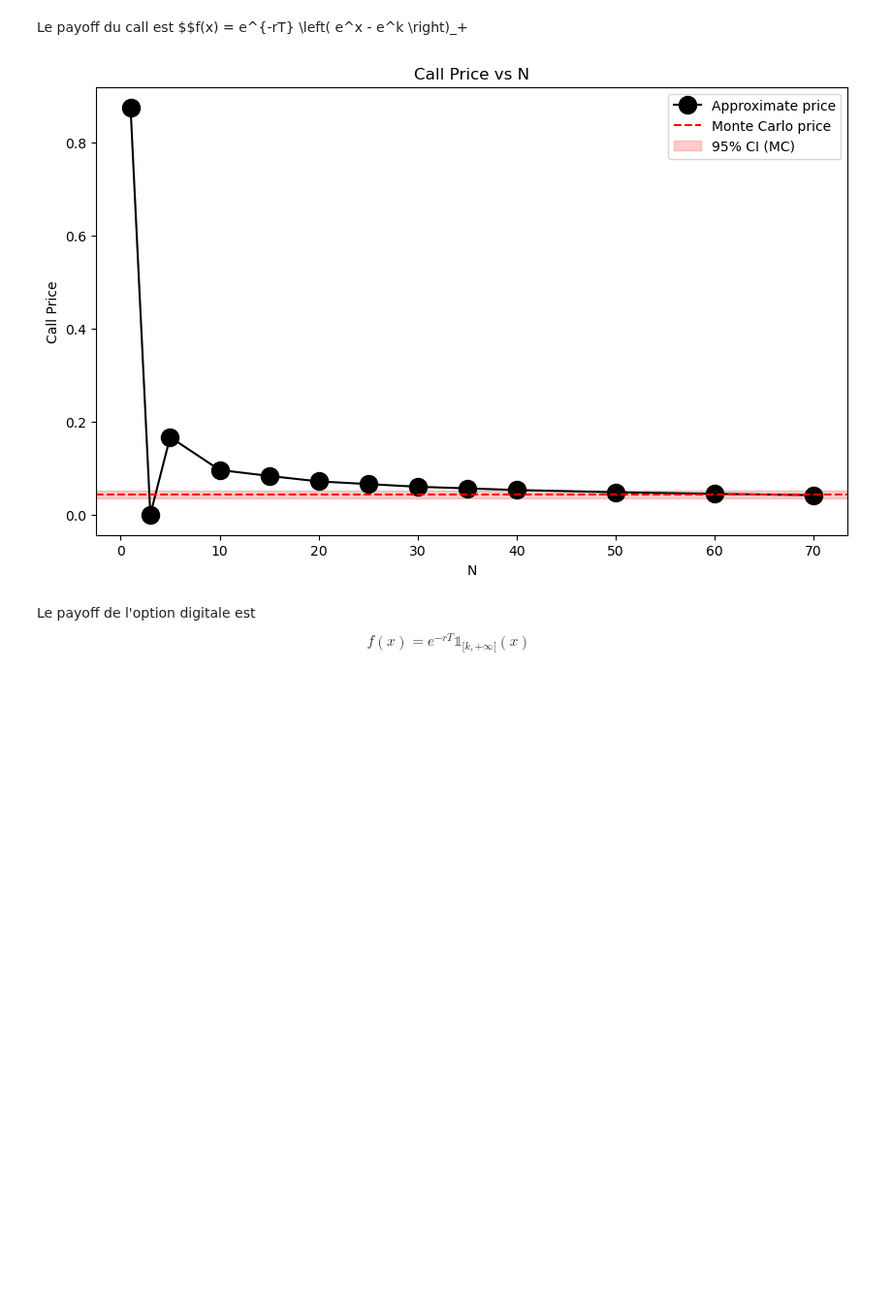
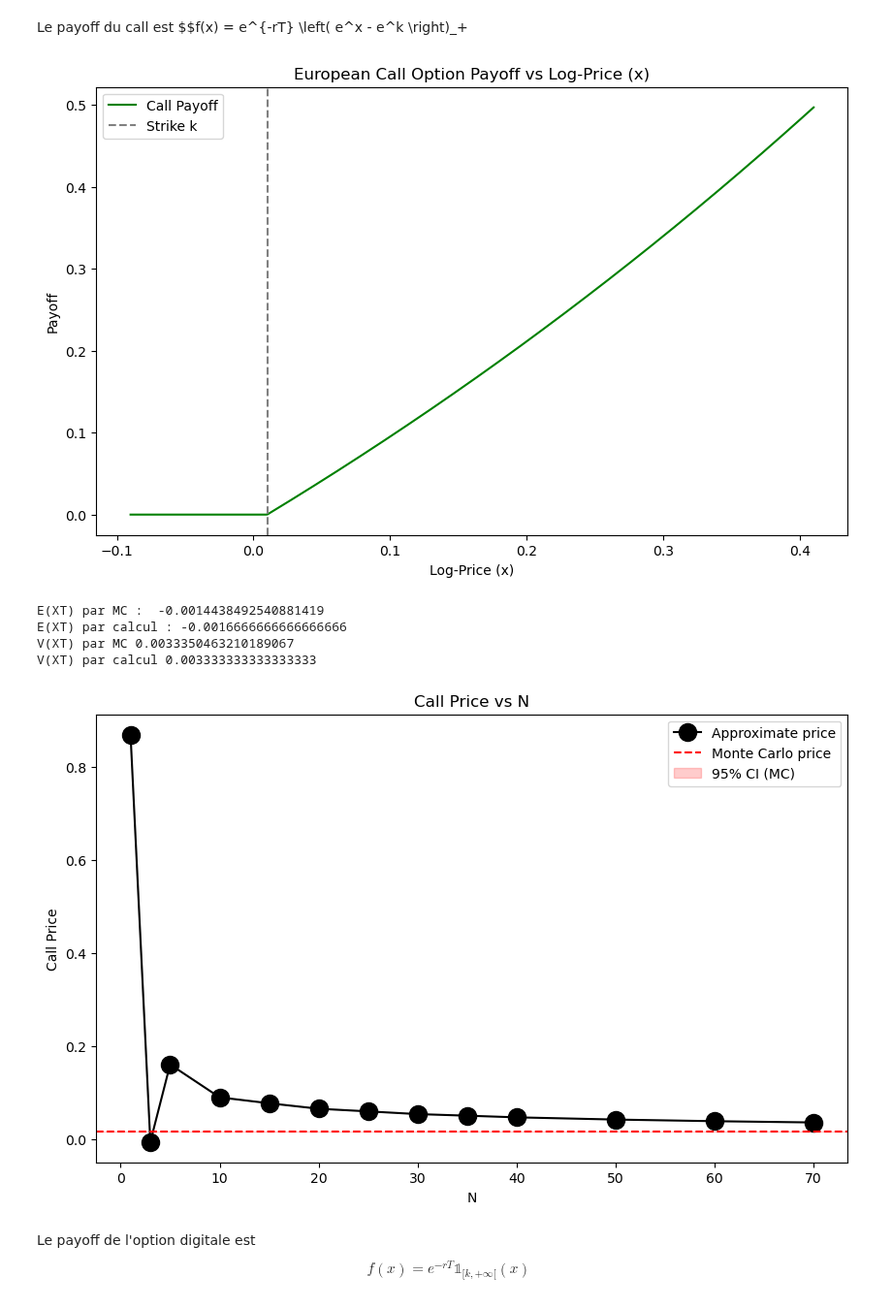
Before and after one commit to maxence2508/stage-cermics, a Jupyter notebook: jacobi.ipynb, the cells around one changed output. Shown at 97% size. Saved outputs shown, nothing was run; the diff lists cells and outputs as text; code cells hidden in the pictures; blank space fills up the shorter version.

```diff
--- a/jacobi.ipynb
+++ b/jacobi.ipynb
@@ -169,50 +194,83 @@ rho = -0.5
 kappa = 0.5
 theta = 0.04
 delta = 0.
-k = 0.
+k = 0.01
 T = 1/12
 r = 0.
 sigma_w = sigma
 mu_w = 0.1
+# sigma_w = np.sqrt((V0-theta)*(1-np.exp(1-np.exp(-kappa*T)))/kappa + theta*T)
+# mu_w = X0 + (r-delta-theta/2)*T + (V0-theta)*(np.exp(-kappa*T)-1)/(2*kappa)
 
 def payoff_call(x):
     return np.exp(-r*T) * np.maximum(np.exp(x) - np.exp(k), 0)
 
+def m(x):
+    return x
+
+def sq(x):
+    return x**2
+
+# Grid of log-prices
+x_vals = np.linspace(k - 0.1, k + 0.4, 500)
+payoff_vals = payoff_call(x_vals)
+
+# Plot
+plt.figure(figsize=(10, 6))
+plt.plot(x_vals, payoff_vals, label='Call Payoff', color='green')
+plt.axvline(x=k, color='gray', linestyle='--', label='Strike k')
+plt.title('European Call Option Payoff vs Log-Price (x)')
+plt.xlabel('Log-Price (x)')
+plt.ylabel('Payoff')
+plt.legend()
+plt.show()
+
 model = JacobiPricing(V0, X0, v_min, v_max, sigma, rho, kappa, theta, delta, mu_w, sigma_w, r)
 
-n_paths=10*7
-paths = model.simulate_paths(V0, X0, 10**2, T, n_paths)
+n_paths=10**5
+paths = model.simulate_paths(V0, X0, 10**3, T, n_paths)
 call_price_mc = model.monte_carlo(V0, X0, paths, payoff_call)
+m_mc, m_std_mc = model.monte_carlo(V0, X0, paths, m)
+m2_mc, m2_std_mc = model.monte_carlo(V0, X0, paths, sq)
+print("E(XT) par MC : ", m_mc)
+print("E(XT) par calcul :", X0 + (r-delta-theta/2)*T + (V0-theta)*(np.exp(-kappa*T)-1)/(2*kappa))
+print("V(XT) par MC", m2_mc-m_mc**2)
+print("V(XT) par calcul", (V0-theta)*(1-np.exp(1-np.exp(-kappa*T)))/kappa + theta*T)
 
 Ns = [1, 3, 5, 10, 15, 20, 25, 30, 35, 40, 50, 60, 70]
 call_prices = []
 
 for N in Ns:
     prix_call = model.price_call(N, k, T)
     call_prices.append(prix_call)
 
 # Tracé du graphe
 plt.figure(figsize=(10, 6))
 plt.plot(Ns, call_prices, marker='o', markersize=13, linestyle='-', color='black', label='Approximate price')
 
 # Monte Carlo price and confidence interval
 mean_mc, std_mc = call_price_mc
 conf_int_low = mean_mc - 1.96 * std_mc / np.sqrt(n_paths)
 conf_int_high = mean_mc + 1.96 * std_mc / np.sqrt(n_paths)
 
 # Ligne horizontale pour le prix MC
 plt.axhline(y=mean_mc, color='red', linestyle='--', label='Monte Carlo price')
 
 # Bande d'intervalle de confiance 95%
 plt.axhspan(conf_int_low, conf_int_high, xmin=0, xmax=1, color='red', alpha=0.2, label='95% CI (MC)')
 
 plt.xlabel("N")
 plt.ylabel("Call Price")
 plt.title("Call Price vs N")
 plt.legend()
 plt.show()
 # %% [output]
-[figure, old version]
+[figure, new version]
+E(XT) par MC :  -0.0014438492540881419
+E(XT) par calcul : -0.0016666666666666666
+V(XT) par MC 0.0033350463210189067
+V(XT) par calcul 0.003333333333333333
+[figure, added]
 # %% [markdown]
 Le payoff de l'option digitale est
 $$f(x) = e^{-rT} \mathbb{1}_{[k, + \infty[} (x)$$
```
Also changed, not shown: parts of 5 cells of this notebook, 1 other file.
